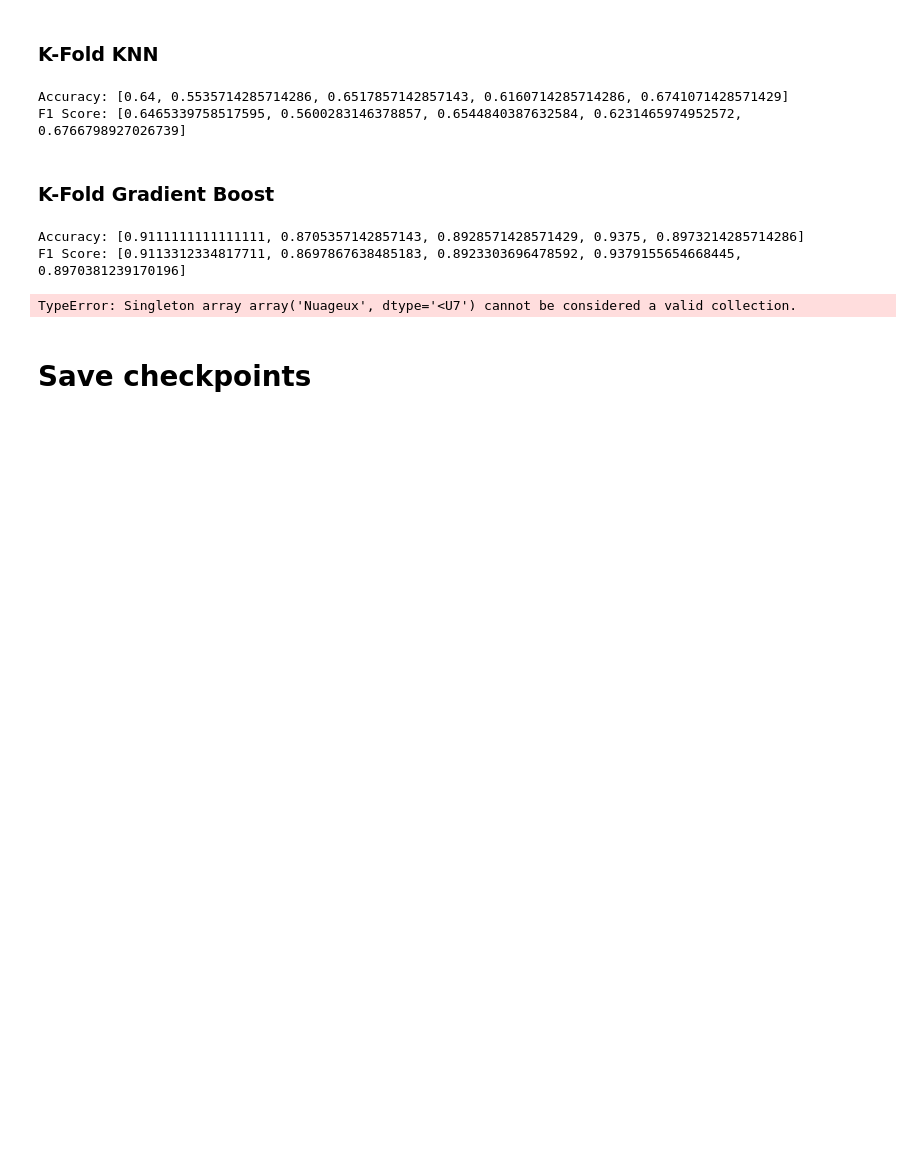
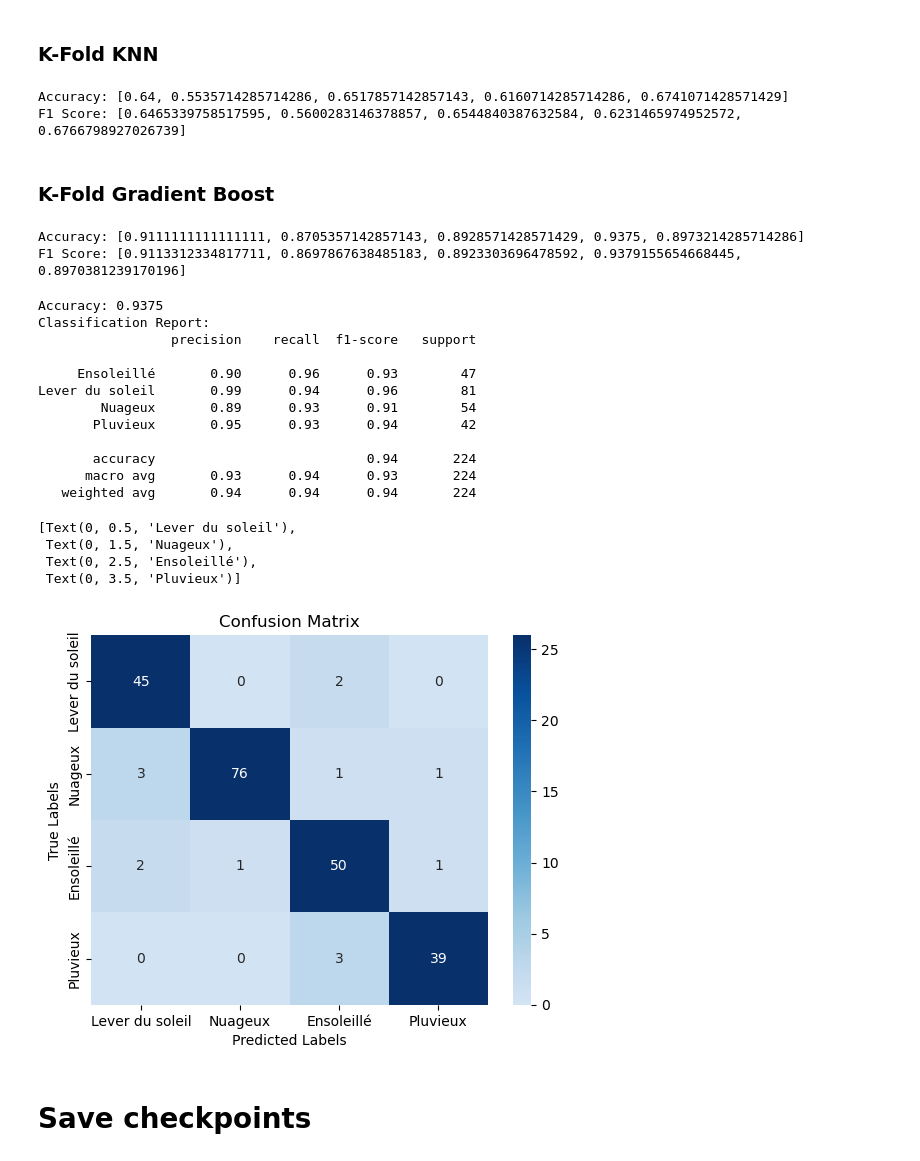
Before and after one commit to Jalalbaim/Rain-Or-Shine, a Jupyter notebook: VF.ipynb, the cells around one changed output. Saved outputs shown, nothing was run; the diff lists cells and outputs as text; code cells hidden in the pictures; blank space fills up the shorter version.

Commit message:
best model

```diff
--- a/VF.ipynb
+++ b/VF.ipynb
@@ -442,7 +442,7 @@ X_train_rgb = np.array(train_set['RGB'].values.tolist())
 X_train_lbp = np.array(train_set['LBP'].values.tolist())
 X_train_luminance = np.array(train_set['Luminance'].values.tolist())
 X_train = np.column_stack((X_train_rgb, X_train_lbp, X_train_luminance))
-y_traX_train = test_set['Label']
+y_train = train_set['Label']
 
 gb = GradientBoostingClassifier(n_estimators=100, learning_rate=0.1, max_depth=5, random_state=0)
 gb.fit(X_train, y_train)
@@ -696,7 +696,7 @@ Checkpoint saved successfully.
 # %% [markdown]
 ## K-Fold
 # %%
-""""
+
 df['Luminance'] = None
 df['RGB'] = None
 df['LBP'] = None
@@ -712,5 +712,3 @@ for i in range(len(df)):
     df['RGB'].iloc[i] = hist
     df['LBP'].iloc[i] = lbp
     df['HSV'].iloc[i] = hsv
-"""
-df = pd.read_csv('dataset_caracteristiques.csv')
@@ -780,10 +796,10 @@ checkpoint_data = {}
 accuracy_list_gb = []
 f1_score_list_gb = []
 acc = 0
-X_train = None
-X_test = None
-y_train = None
-y_test = None
+X_train_best = None
+X_test_best = None
+y_train_best = None
+y_test_best = None
 
 for train_index, test_index in kf.split(X):
     X_train, X_test = X[train_index], X[test_index]
@@ -799,35 +815,59 @@ for train_index, test_index in kf.split(X):
     f1 = f1_score(y_test, y_pred, average='weighted')
     f1_score_list_gb.append(f1)
 
+    if accuracy > acc:
+        acc = accuracy
+        X_train_best = X_train
+        X_test_best = X_test
+        y_train_best = y_train
+        y_test_best = y_test
+
 print("Accuracy:", accuracy_list_gb)
 print("F1 Score:", f1_score_list_gb)
 # %% [output]
 Accuracy: [0.9111111111111111, 0.8705357142857143, 0.8928571428571429, 0.9375, 0.8973214285714286]
 F1 Score: [0.9113312334817711, 0.8697867638485183, 0.8923303696478592, 0.9379155654668445, 0.8970381239170196]
 # %%
-best_index = accuracy_list_gb.index(max(accuracy_list_gb))
-X_train, X_test = X[best_index].reshape(-1, 1), X[best_index].reshape(-1, 1)
-y_train, y_test = y.iloc[best_index], y.iloc[best_index]
+
+X_train, X_test = X_train_best, X_test_best
+y_train, y_test = y_train_best, y_test_best
 
 gb = GradientBoostingClassifier(n_estimators=100, learning_rate=0.1, max_depth=5, random_state=0)
 gb.fit(X_train, y_train)
 y_pred = gb.predict(X_test)
 
 accuracy = accuracy_score(y_test, y_pred)
 print("Accuracy:", accuracy)
 
+class_Report = classification_report(y_test, y_pred)
 print("Classification Report:")
-print(classification_report(y_test, y_pred))
+print(class_Report)
 
 cm = confusion_matrix(y_test, y_pred)
 ax = plt.subplot()
 sns.heatmap(cm, vmin=0, vmax=26, center=10, cmap=plt.cm.Blues, annot=True)
 ax.set_xlabel('Predicted Labels');ax.set_ylabel('True Labels')
 ax.set_title('Confusion Matrix')
 ax.xaxis.set_ticklabels(['Lever du soleil', 'Nuageux', "Ensoleillé", 'Pluvieux'])
 ax.yaxis.set_ticklabels(['Lever du soleil', 'Nuageux', "Ensoleillé", 'Pluvieux'])
 # %% [output]
-TypeError: Singleton array array('Nuageux', dtype='<U7') cannot be considered a valid collection.
+Accuracy: 0.9375
+Classification Report:
+                 precision    recall  f1-score   support
+
+     Ensoleillé       0.90      0.96      0.93        47
+Lever du soleil       0.99      0.94      0.96        81
+        Nuageux       0.89      0.93      0.91        54
+       Pluvieux       0.95      0.93      0.94        42
+
+       accuracy                           0.94       224
+      macro avg       0.93      0.94      0.93       224
+   weighted avg       0.94      0.94      0.94       224
+[Text(0, 0.5, 'Lever du soleil'),
+ Text(0, 1.5, 'Nuageux'),
+ Text(0, 2.5, 'Ensoleillé'),
+ Text(0, 3.5, 'Pluvieux')]
+[figure, added]
 # %%
 checkpoint_data = {
     'model_name': 'Gradient Boost with KFold',
```
Also changed, not shown: parts of 4 cells of this notebook, 1 other file.
